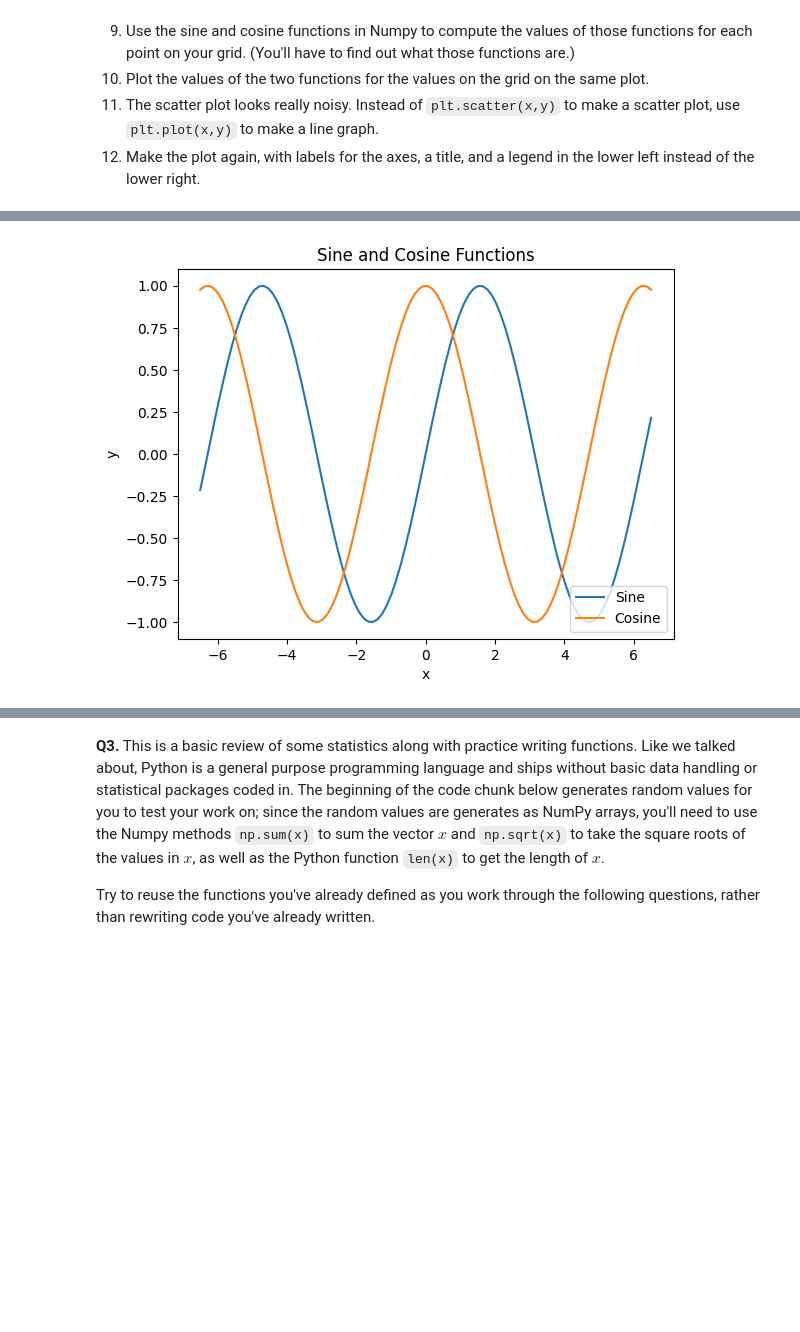
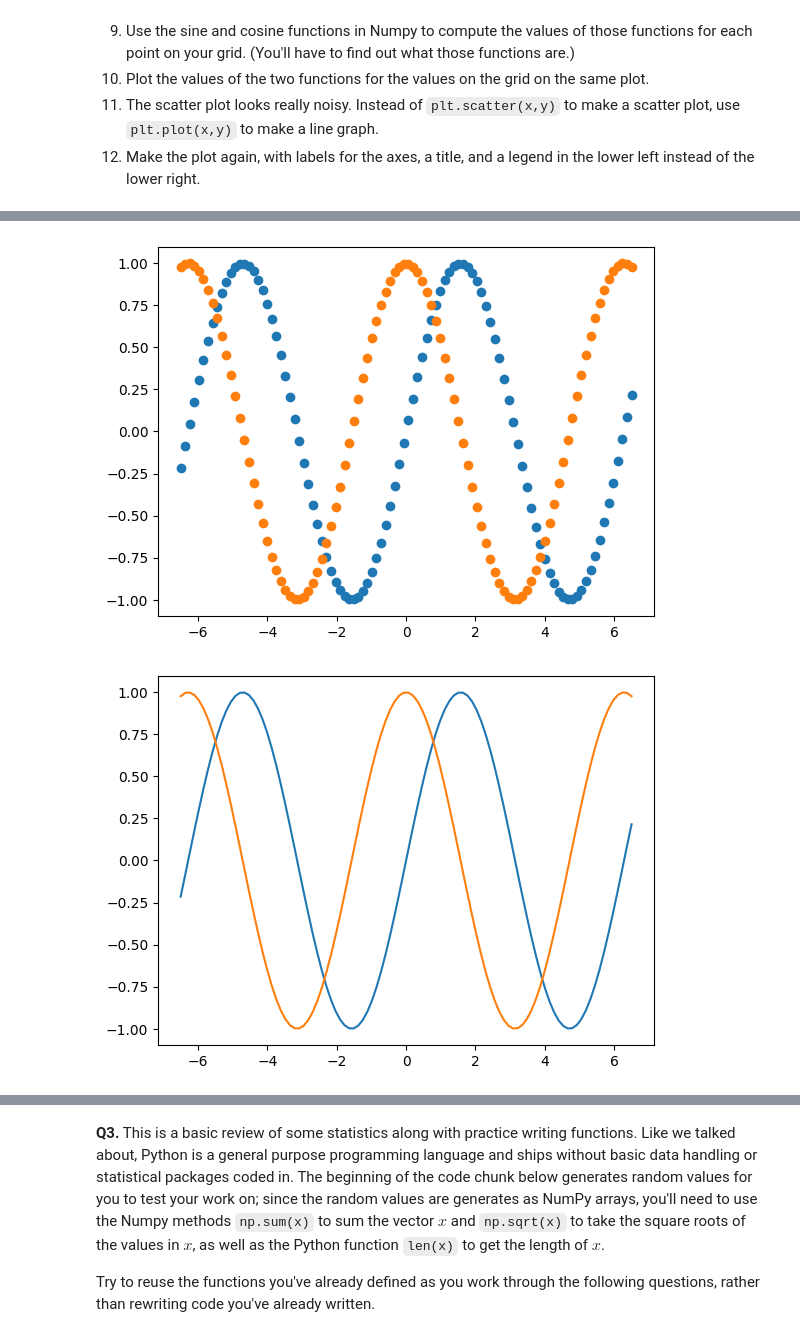
Before and after one commit to athena12341235/programming, a Jupyter notebook: assignment/assignment_programming.ipynb, the cells around one changed output, grey strips where cells are left out. Saved outputs shown, nothing was run; the diff lists cells and outputs as text; code cells hidden in the pictures; blank space fills up the shorter version.

```diff
--- a/assignment/assignment_programming.ipynb
+++ b/assignment/assignment_programming.ipynb
@@ -57,30 +70,44 @@ plt.show()
 # %%
+# Questions 8-10
 import numpy as np
 import matplotlib.pyplot as plt
 
 array = np.linspace(-6.5, 6.5, 100)
 
 y = np.sin(array)
 z = np.cos(array)
 
-# Step 10: testing the scatter plot
-# plt.scatter(array, y, label='Sine')
-# plt.scatter(array, z, label='Cosine')
-# plt.title('Sine and Cosine Functions')
-# plt.legend(loc='lower right')
-# plt.xlabel('x')
-# plt.ylabel('y')
-#
-# plt.show()
+plt.scatter(array, y)
+plt.scatter(array, z)
+
+plt.show()
+
+# Question 11
+array = np.linspace(-6.5, 6.5, 100)
+
+y = np.sin(array)
+z = np.cos(array)
+
+plt.plot(array, y)
+plt.plot(array, z)
+
+plt.show()
+
+# Question 12
+array = np.linspace(-6.5, 6.5, 100)
+
+y = np.sin(array)
+z = np.cos(array)
 
 plt.plot(array, y, label='Sine')
 plt.plot(array, z, label='Cosine')
 
 plt.title('Sine and Cosine Functions')
-plt.legend(loc='lower right')
-plt.xlabel('x')
-plt.ylabel('y')
+plt.legend(loc='lower left')
+plt.xlabel('X')
+plt.ylabel('Y')
 
 plt.show()
 # %% [output]
-[figure, old version]
+[figure, new version]
+[figure, added]
```
Also changed, not shown: parts of 2 cells of this notebook.
